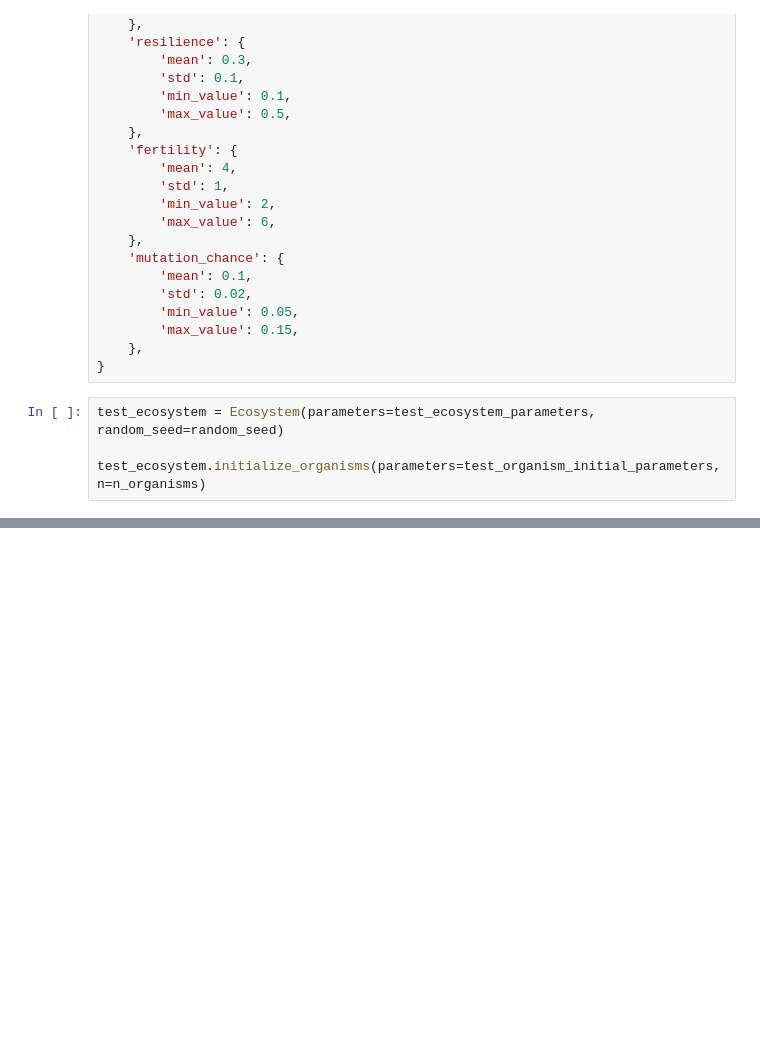
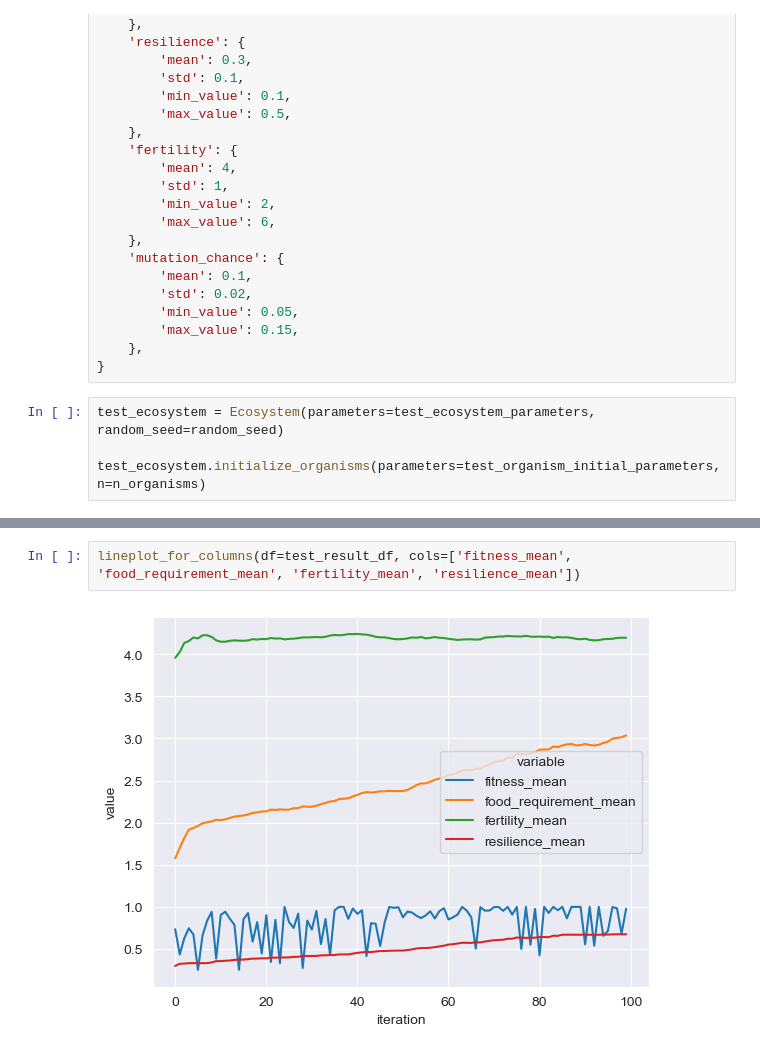
Before and after one commit to Valentin-Mueller/evolution-simulator, a Jupyter notebook: Simulate_Evolution.ipynb, the cells around one changed output, grey strips where cells are left out. Saved outputs shown, nothing was run; the diff lists cells and outputs as text; blank space fills up the shorter version.

```diff
--- a/Simulate_Evolution.ipynb
+++ b/Simulate_Evolution.ipynb
@@ -81,0 +132,4 @@ test_result_df.tail()
+# %%
+lineplot_for_columns(df=test_result_df, cols=['fitness_mean', 'food_requirement_mean', 'fertility_mean', 'resilience_mean'])
+# %% [output]
+[figure, added]
```
Also changed, not shown: parts of 10 cells of this notebook.
